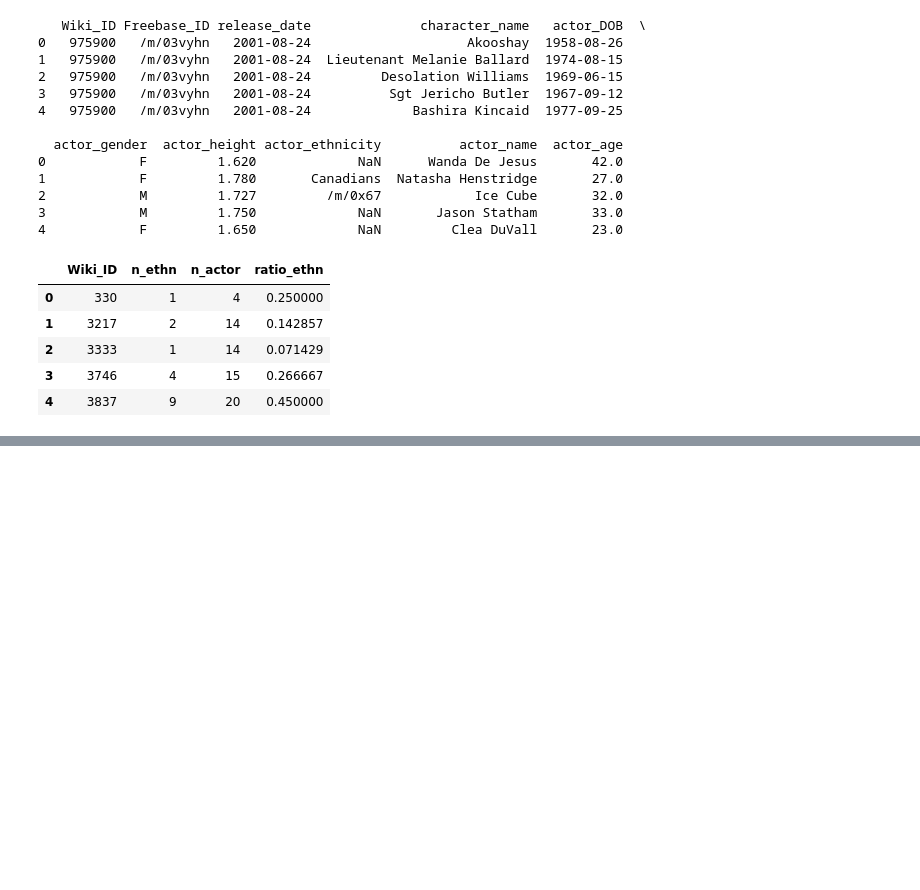
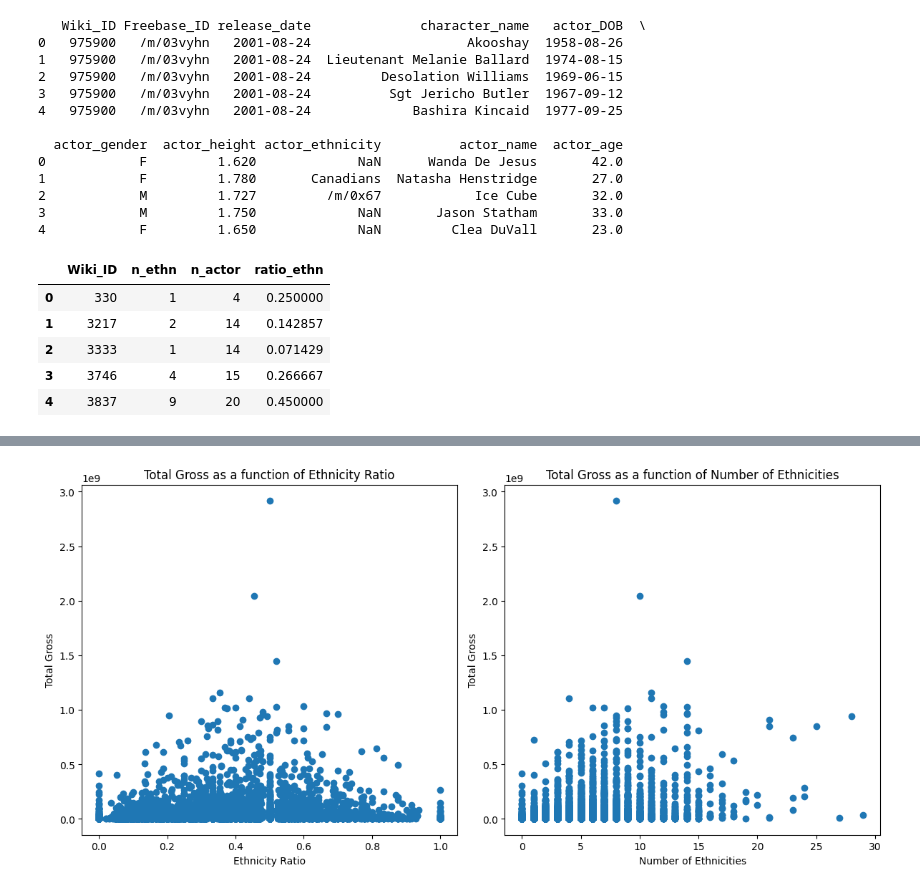
Before and after one commit to epfl-ada/ada-2023-project-nada2023, a Jupyter notebook: notebook.ipynb, the cells around one changed output, grey strips where cells are left out. Drawn from its saved outputs; the diff is of its cells as text; code cells hidden in the pictures; blank space fills up the shorter version.

Commit message:
more plots

```diff
--- a/notebook.ipynb
+++ b/notebook.ipynb
@@ -684,3 +684,7 @@ wiki_id_ethn.head()
 | 2 | 3333 | 1 | 14 | 0.071429 |
 | 3 | 3746 | 4 | 15 | 0.266667 |
 | 4 | 3837 | 9 | 20 | 0.450000 |
+# %%
+ethnicity_analysis = df_home_country_combined.copy()
+ethnicity_analysis = ethnicity_analysis.merge(wiki_id_ethn, on = "Wiki_ID", how = "left")
+ethnicity_analysis.head()
@@ -686,0 +698,22 @@ wiki_id_ethn.head()
+# %%
+fig, axes = plt.subplots(1, 2, figsize=(12, 6))
+
+# Plot 1: Total Gross as a function of Ethnicity Ratio
+axes[0].scatter(ethnicity_analysis['ratio_ethn'], ethnicity_analysis['total_gross'])
+axes[0].set_xlabel('Ethnicity Ratio')
+axes[0].set_ylabel('Total Gross')
+axes[0].set_title('Total Gross as a function of Ethnicity Ratio')
+
+# Plot 2: Total Gross as a function of Number of Ethnicities
+axes[1].scatter(ethnicity_analysis['n_ethn'], ethnicity_analysis['total_gross'])
+axes[1].set_xlabel('Number of Ethnicities')
+axes[1].set_ylabel('Total Gross')
+axes[1].set_title('Total Gross as a function of Number of Ethnicities')
+
+# Adjust spacing between subplots
+plt.tight_layout()
+
+# Show the combined plot
+plt.show()
+# %% [output]
+[figure, added]
```
Also changed, not shown: parts of 5 cells of this notebook.
